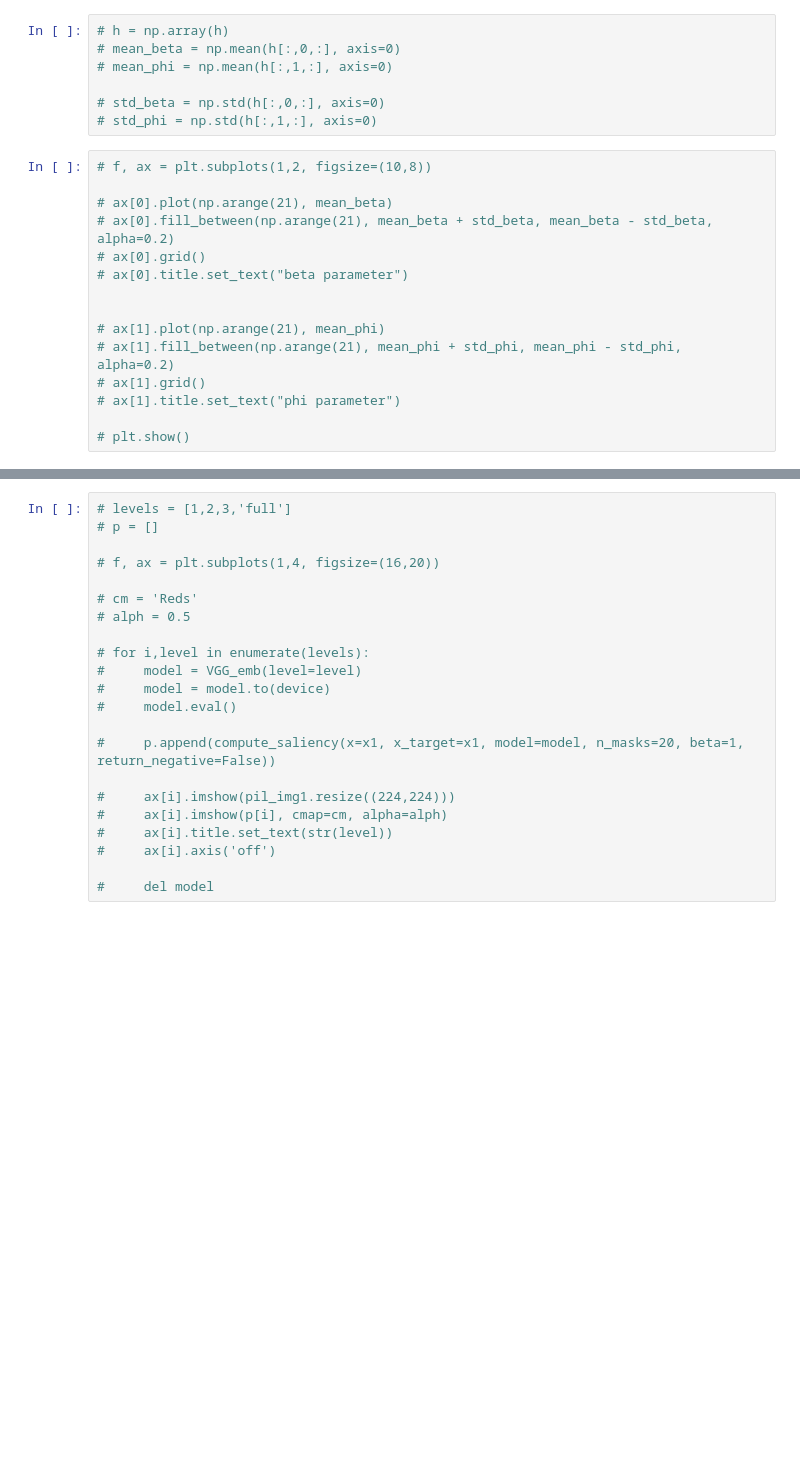
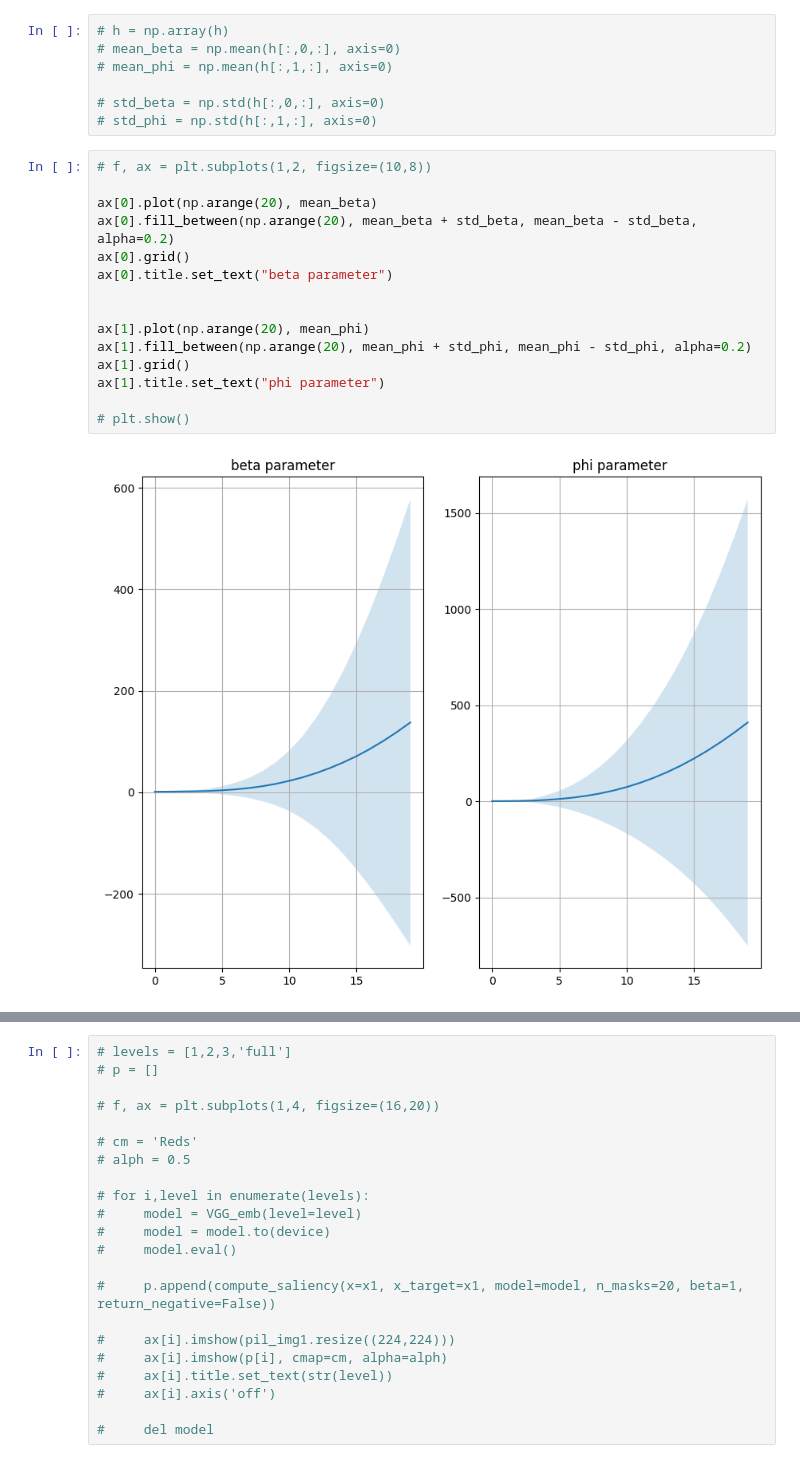
Before and after one commit to BFonseca45/PIBISA, a Jupyter notebook: encoder_main.ipynb, the cells around one changed output, grey strips where cells are left out. Cells and saved outputs as stored; diff of their text form; blank space fills up the shorter version.

```diff
--- a/encoder_main.ipynb
+++ b/encoder_main.ipynb
@@ -104,18 +103,20 @@ plt.show()
 # %%
 # f, ax = plt.subplots(1,2, figsize=(10,8))
 
-# ax[0].plot(np.arange(21), mean_beta)
-# ax[0].fill_between(np.arange(21), mean_beta + std_beta, mean_beta - std_beta, alpha=0.2)
-# ax[0].grid()
-# ax[0].title.set_text("beta parameter")
+ax[0].plot(np.arange(20), mean_beta)
+ax[0].fill_between(np.arange(20), mean_beta + std_beta, mean_beta - std_beta, alpha=0.2)
+ax[0].grid()
+ax[0].title.set_text("beta parameter")
 
 
-# ax[1].plot(np.arange(21), mean_phi)
-# ax[1].fill_between(np.arange(21), mean_phi + std_phi, mean_phi - std_phi, alpha=0.2)
-# ax[1].grid()
-# ax[1].title.set_text("phi parameter")
+ax[1].plot(np.arange(20), mean_phi)
+ax[1].fill_between(np.arange(20), mean_phi + std_phi, mean_phi - std_phi, alpha=0.2)
+ax[1].grid()
+ax[1].title.set_text("phi parameter")
 
 # plt.show()
+# %% [output]
+[figure, added]
 # %%
 plt.plot(mean_beta, mean_phi)
 plt.xlabel("mean beta")
```
Also changed, not shown: parts of 4 cells of this notebook, 4 other files.
